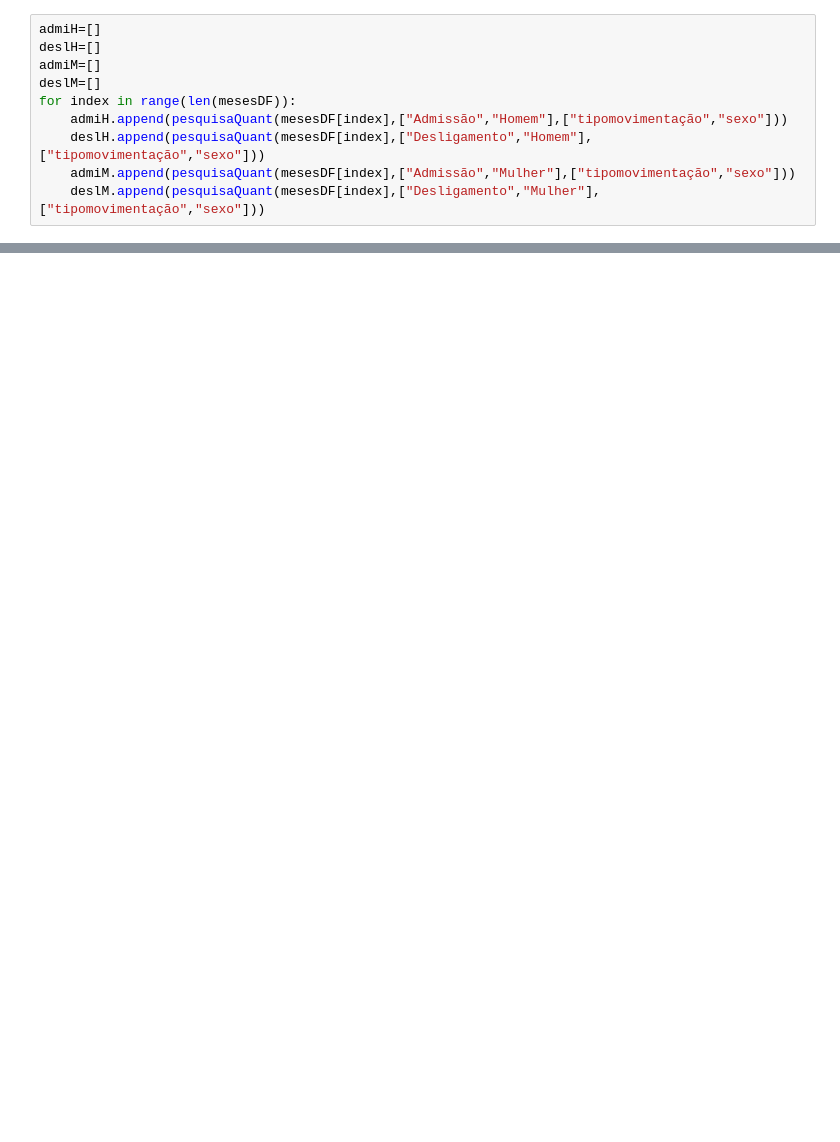
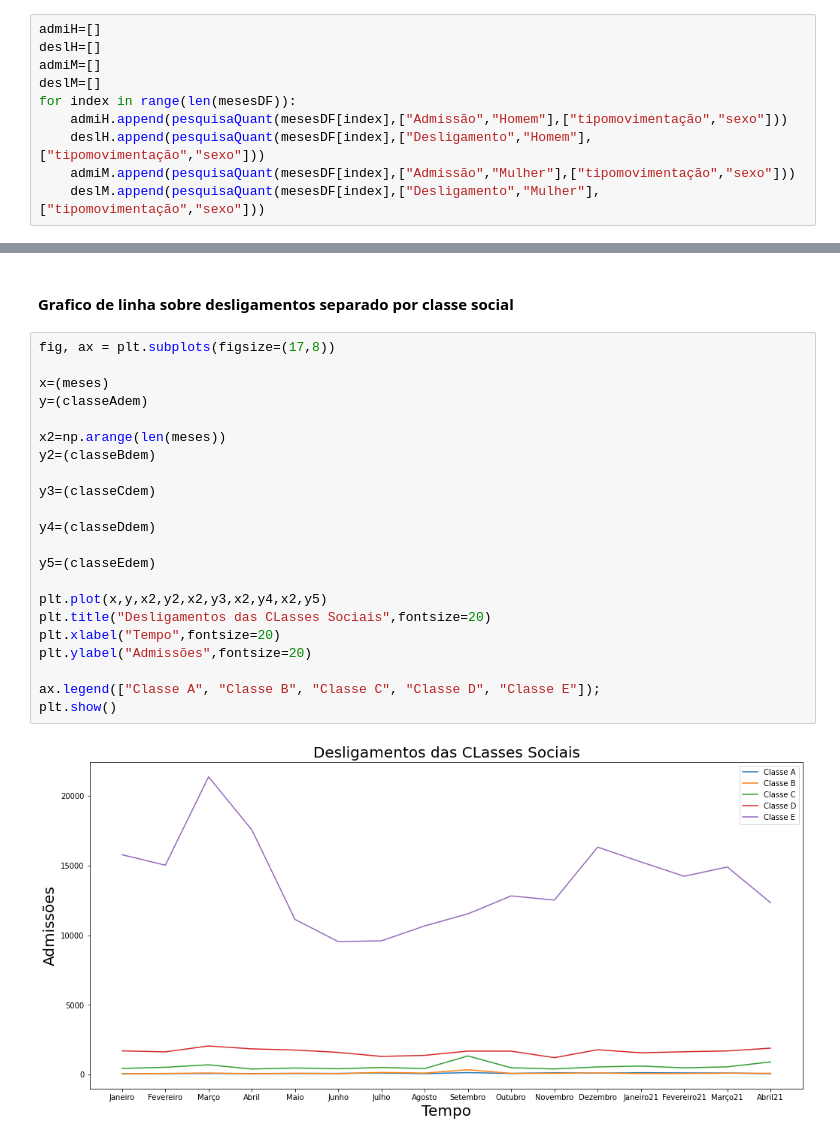
Before and after one commit to MarcospsDonizete/Analise_De_Empregabilidade, a Jupyter notebook: Caged.ipynb, the cells around one changed output, grey strips where cells are left out. Cells and saved outputs as stored; diff of their text form; blank space fills up the shorter version.

```diff
--- a/Caged.ipynb
+++ b/Caged.ipynb
@@ -182,0 +277,26 @@ jan2020.query('tipomovimentação =="Admissão"')['tipomovimentação'].count()
+# %% [markdown]
+<h4> Grafico de linha sobre desligamentos separado por classe social </h4>
+# %%
+fig, ax = plt.subplots(figsize=(17,8))
+
+x=(meses)
+y=(classeAdem)
+
+x2=np.arange(len(meses))
+y2=(classeBdem)
+
+y3=(classeCdem)
+
+y4=(classeDdem)
+
+y5=(classeEdem)
+
+plt.plot(x,y,x2,y2,x2,y3,x2,y4,x2,y5)
+plt.title("Desligamentos das CLasses Sociais",fontsize=20)
+plt.xlabel("Tempo",fontsize=20)
+plt.ylabel("Admissões",fontsize=20)
+
+ax.legend(["Classe A", "Classe B", "Classe C", "Classe D", "Classe E"]);
+plt.show()
+# %% [output]
+[figure, added]
```
Also changed, not shown: parts of 34 cells of this notebook, 1 other file.
